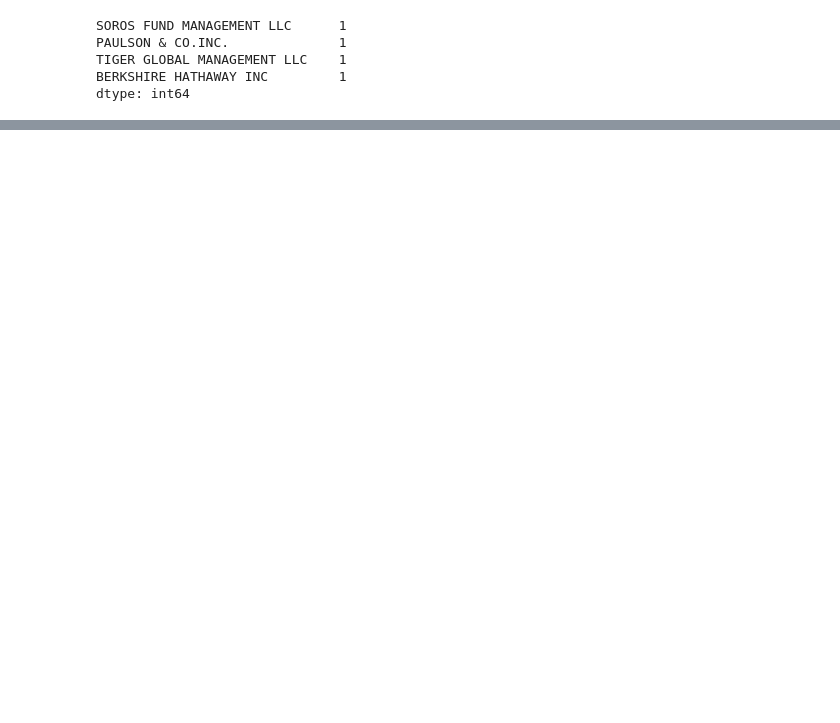
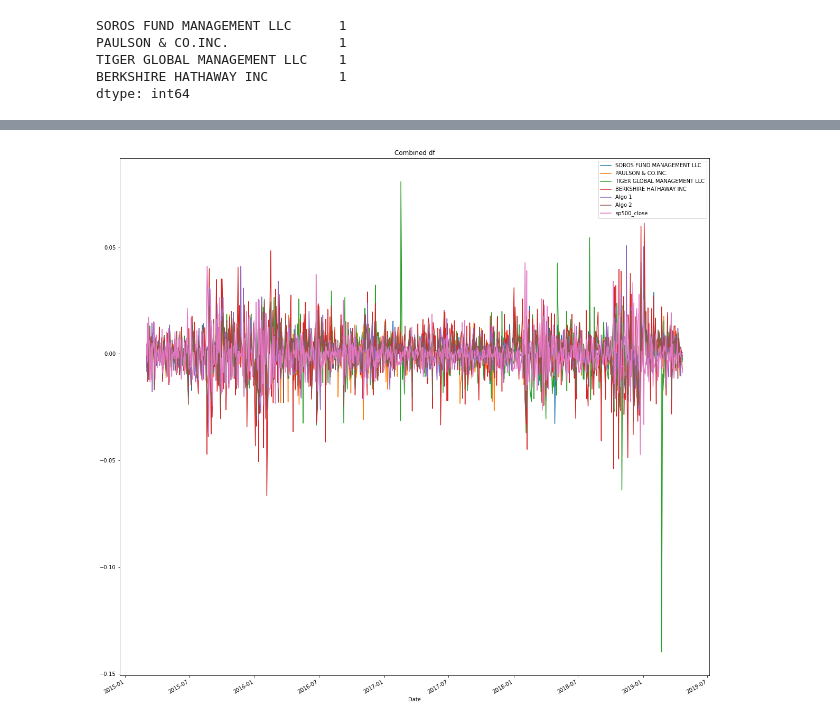
Before and after one commit to GEn-ops/PANDAS, a Jupyter notebook: PANDAS.ipynb, the cells around one changed output, grey strips where cells are left out. Saved outputs shown, nothing was run; the diff lists cells and outputs as text; code cells hidden in the pictures; blank space fills up the shorter version.

```diff
--- a/PANDAS.ipynb
+++ b/PANDAS.ipynb
@@ -27,0 +191,4 @@ dtype: int64
+# %%
+combine_df=pd.concat([whale_returns,algo_df,sp500_return], axis='columns',join='inner')
+
+combine_df.head()
@@ -27,0 +203,3 @@ dtype: int64
+# %%
+combine_df.sort_index(inplace=True)
+combine_df.head(3)
@@ -27,0 +214,2 @@ dtype: int64
+# %%
+combine_df.dropna(inplace=True)
@@ -27,0 +227,4 @@ dtype: int64
+# %%
+combine_df.plot(figsize=(20,20), title='Combined df');
+# %% [output]
+[figure, added]
```
Also changed, not shown: parts of 74 cells of this notebook.
